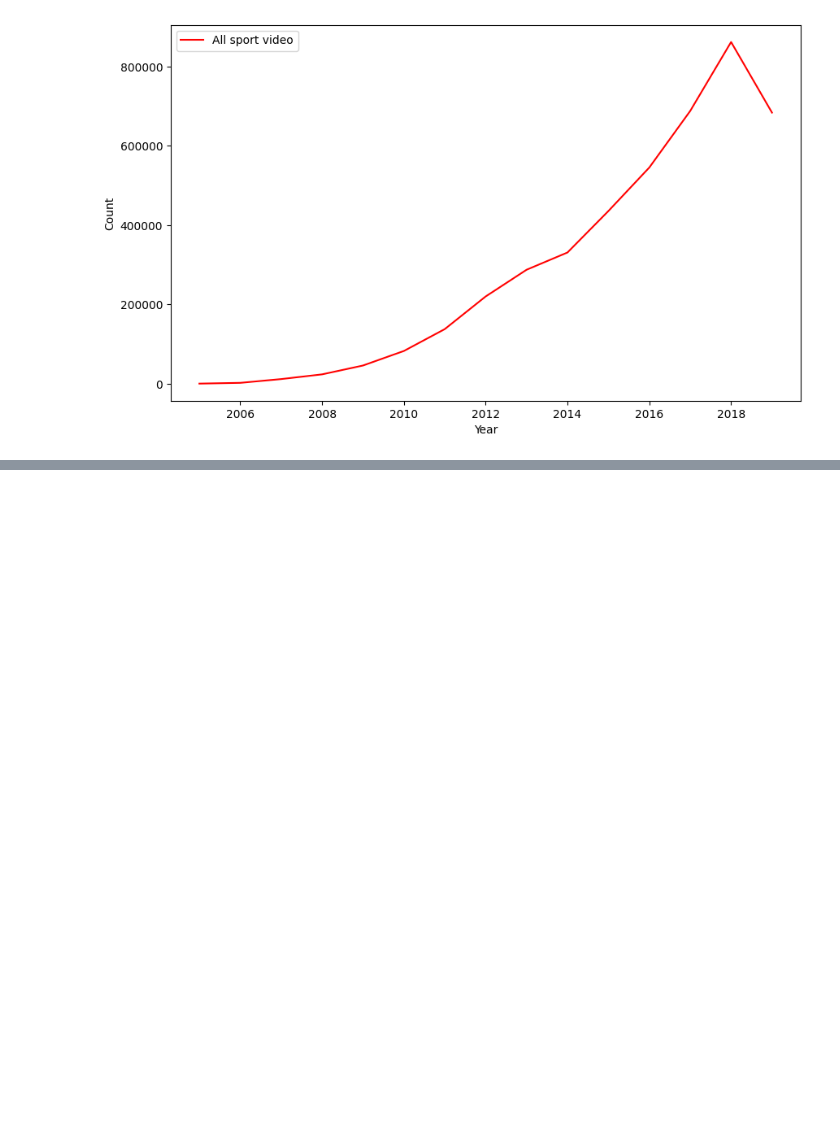
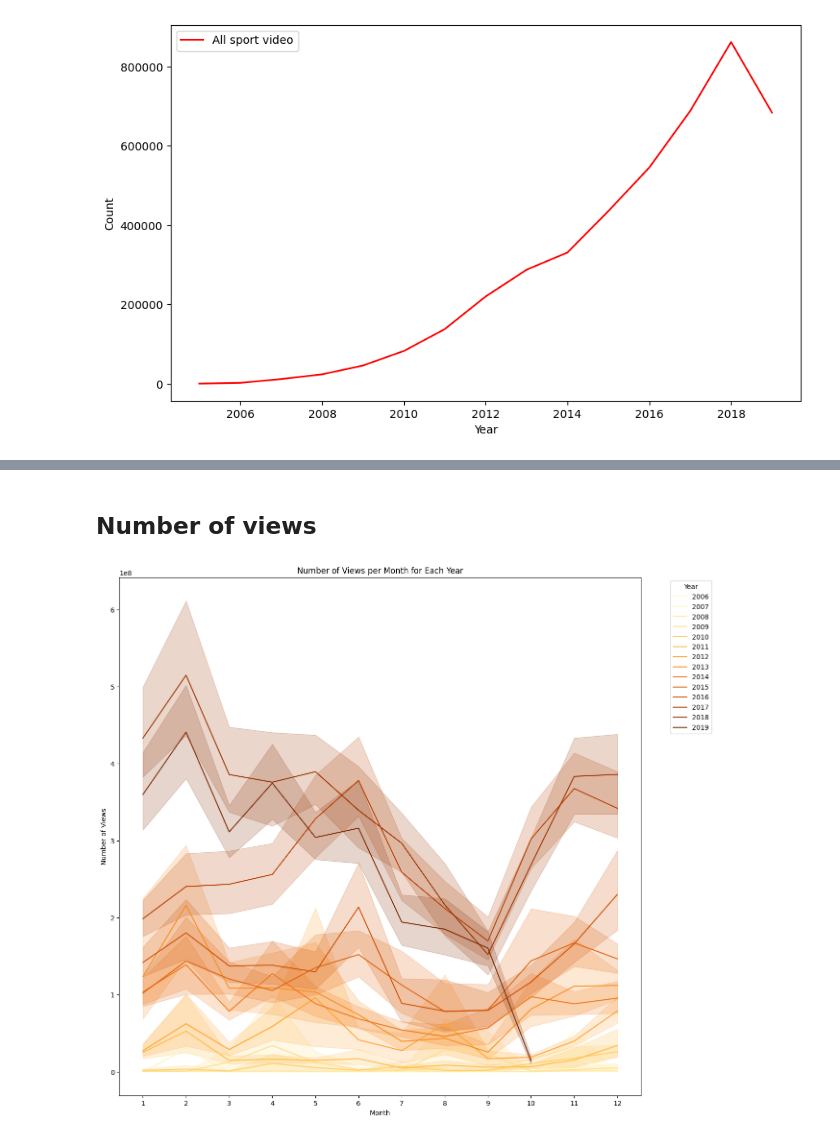
Before and after one commit to epfl-ada/ada-2024-project-robodatapioneers2024, a Jupyter notebook: NBA_analysis.ipynb, the cells around one changed output, grey strips where cells are left out. Drawn from its saved outputs; the diff is of its cells as text; code cells hidden in the pictures; blank space fills up the shorter version.

```diff
--- a/NBA_analysis.ipynb
+++ b/NBA_analysis.ipynb
@@ -172,0 +209,15 @@ NBA_season
+# %% [markdown]
+## Number of views
+# %%
+plt.figure(figsize=(14, 14))
+sns.lineplot(data=filtered_str_both,x='month', y='view_count',hue='year',estimator="sum", palette="YlOrBr")
+
+plt.title('Number of Views per Month for Each Year')
+plt.xlabel('Month')
+plt.ylabel('Number of Views')
+plt.legend(title='Year', bbox_to_anchor=(1.05, 1), loc='upper left')
+plt.xticks(np.arange(1, 13, 1))
+
+plt.show()
+# %% [output]
+[figure, added]
```
Also changed, not shown: parts of 12 cells of this notebook.
